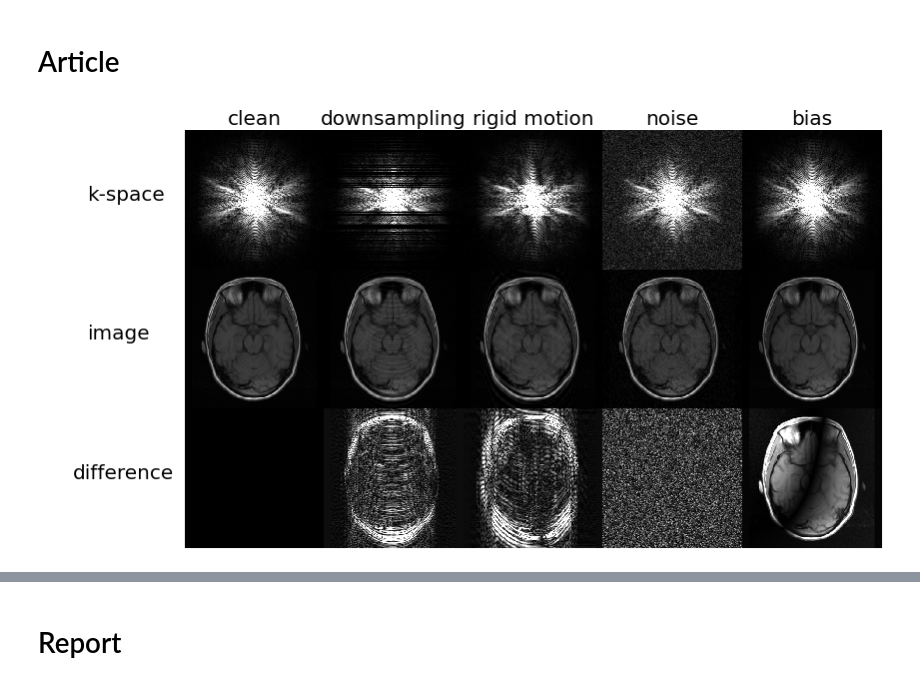
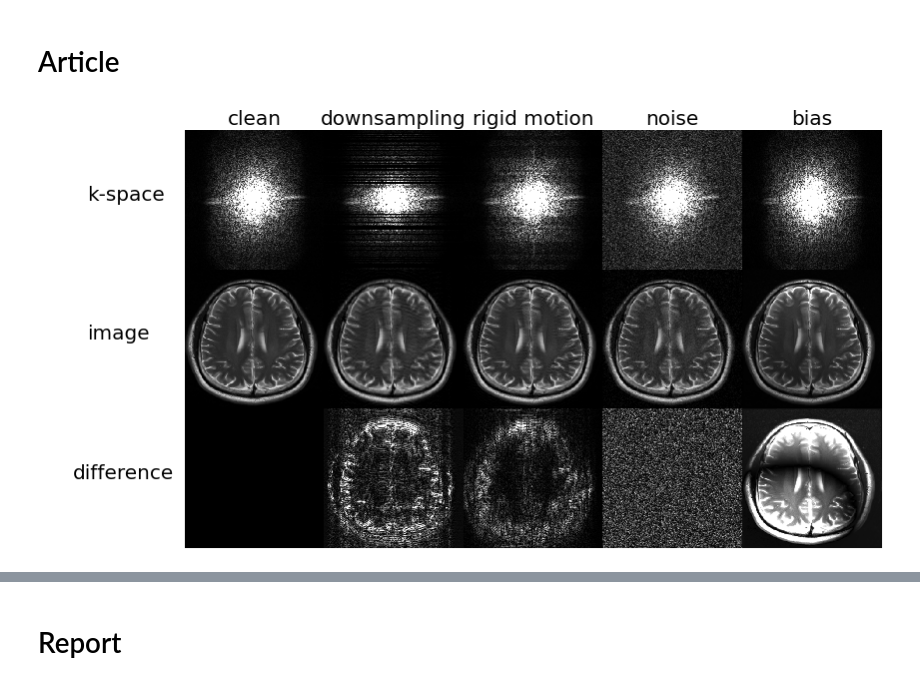
Before and after one commit to SimoneRuiter/artefacts, a Jupyter notebook: Visualization.ipynb, the cells around one changed output, grey strips where cells are left out. Saved outputs shown, nothing was run; the diff lists cells and outputs as text; code cells hidden in the pictures.

```diff
--- a/Visualization.ipynb
+++ b/Visualization.ipynb
@@ -15,8 +15,8 @@ from sewar.full_ref import vifp
 # import warnings
 # warnings.filterwarnings("ignore")
 # %%
-data_path = r'C:\from SSD\fastMRI_brain_DICOM\100099070170\279.dcm'
-#data_path = r'C:\Users\simon\anaconda3\envs\drs\drs\Data\fastMRI_brain_DICOM\300008311232\808.dcm'
+#data_path = r'C:\from SSD\fastMRI_brain_DICOM\100099070170\279.dcm'
+data_path = r'C:\Users\simon\anaconda3\envs\drs\drs\Data\fastMRI_brain_DICOM\300008311232\808.dcm'
 #data_path = r"C:\Users\simon\anaconda3\envs\drs\drs\Data\Pelvis\Pelvis_2233,MP Pelvis_2233,MP\CT.2.25.168430369902691384448665480955143203741.dcm"
 
 data = pydicom.dcmread(data_path)
@@ -178,7 +178,7 @@ def rigid_motion(image, PE_direction, n_movements, ang_std, trans_std, corrupt_p
 
     return kspace
 
-def periodic_motion(kspace, delta):
+def periodic_motion(kspace, delta, ky0):
     x = np.linspace(-np.pi, np.pi, kspace.shape[1])
     y = np.linspace(-np.pi, np.pi, kspace.shape[0])
     kx, ky = np.meshgrid(x, y)
@@ -186,7 +186,7 @@ def periodic_motion(kspace, delta):
     # parameters
     alpha = np.random.uniform(0.1, 5) # respiratory frequency
     beta = np.random.uniform(0, np.pi/4) # phase
-    ky0 = np.random.uniform(np.pi/10, np.pi/2) # center K-space lines without phase shift errors
+    #ky0 = np.random.uniform(np.pi/10, np.pi/2) # center K-space lines without phase shift errors
 
     # phase error outside of center
     phase_error = ky*delta*np.sin(alpha*ky + beta)
@@ -250,7 +250,7 @@ def GetFields(image, bias_rng):
 # %%
 # corrupt function
 
-def corrupt(image, case, signal_to_noise, factor, corrupt_pct_range, delta, bias_rng):
+def corrupt(image, case, signal_to_noise, factor, corrupt_pct_range, delta, ky0, bias_rng):
     import random
     kspace = transform_image_to_kspace(image)
 
@@ -270,7 +270,7 @@ def corrupt(image, case, signal_to_noise, factor, corrupt_pct_range, delta, bias
         kspace = rigid_motion(image, "AP", np.random.randint(1, 9), 3, 10, corrupt_pct_range)
 
     elif case == "periodic_motion":
-        kspace = periodic_motion(kspace, delta)
+        kspace = periodic_motion(kspace, delta, ky0)
 
     elif case == "bias":
         image = (image - np.min(image))/(np.max(image) - np.min(image))
@@ -292,8 +292,8 @@ def corrupt(image, case, signal_to_noise, factor, corrupt_pct_range, delta, bias
 # Article
 # %%
 # brain
-#data_path = r'C:\Users\simon\anaconda3\envs\drs\drs\Data\fastMRI_brain_DICOM\300008311232\808.dcm'
-data_path = r'C:\from SSD\fastMRI_brain_DICOM\100099070170\279.dcm'
+data_path = r'C:\Users\simon\anaconda3\envs\drs\drs\Data\fastMRI_brain_DICOM\300008311232\808.dcm'
+#data_path = r'C:\from SSD\fastMRI_brain_DICOM\100099070170\279.dcm'
 
 data = pydicom.dcmread(data_path)
 
@@ -303,10 +303,10 @@ if (np.shape(image) != (320, 320)):
 
 image = (image - np.mean(image)) / np.std(image)
 
-img_noise = corrupt(image, "noise", 5, (0, 0), 0, 0, 0) #SNR of 0 is worst noise
-img_downsample = corrupt(image, "downsample", 0, (2, 0.16), 0, 0, 0)
-img_rigid_motion = corrupt(image, "rigid_motion", 0, (0, 0), 0.30, 0, 0)
-img_bias = corrupt(image, "bias", 0, (0, 0), 0, 0, 1.00)
+img_noise = corrupt(image, "noise", 5, (0, 0), 0, 0, 0, 0) #SNR of 0 is worst noise
+img_downsample = corrupt(image, "downsample", 0, (2, 0.16), 0, 0, 0, 0)
+img_rigid_motion = corrupt(image, "rigid_motion", 0, (0, 0), 0.30, 0, 0, 0)
+img_bias = corrupt(image, "bias", 0, (0, 0), 0, 0, 0, 1.00)
 
 hr = image
 lr_n = img_noise
@@ -378,34 +378,34 @@ ax = fig.add_subplot(3, 6, 10)
 ax.imshow(lr_m, interpolation='none', cmap='gist_gray', vmin=vmn, vmax=vmx)
 ax.axis('off')
 ax = fig.add_subplot(3, 6, 11)
 ax.imshow(lr_n, interpolation='none', cmap='gist_gray', vmin=vmn, vmax=vmx)
 ax.axis('off')
 ax = fig.add_subplot(3, 6, 12)
 ax.imshow(lr_b, interpolation='none', cmap='gist_gray', vmin=vmn, vmax=vmx)
 ax.axis('off')
 
 ax = fig.add_subplot(3, 6, 13)
 ax.text(0.2, 0.5, 'difference', fontsize=20)
 ax.axis('off')
 ax = fig.add_subplot(3, 6, 14)
 ax.imshow(np.abs(hr - hr), interpolation='none', cmap='gist_gray', vmin=0, vmax=dmx)
 ax.axis('off')
 ax = fig.add_subplot(3, 6, 15)
 ax.imshow(np.abs(lr_d - hr), interpolation='none', cmap='gist_gray', vmin=0, vmax=dmx)
 ax.axis('off')
 ax = fig.add_subplot(3, 6, 16)
 ax.imshow(np.abs(lr_m - hr), interpolation='none', cmap='gist_gray', vmin=0, vmax=dmx)
 ax.axis('off')
 ax = fig.add_subplot(3, 6, 17)
 ax.imshow(np.abs(lr_n - hr), interpolation='none', cmap='gist_gray', vmin=0, vmax=dmx)
 ax.axis('off')
 ax = fig.add_subplot(3, 6, 18)
 ax.imshow(np.abs(lr_b - hr), interpolation='none', cmap='gist_gray', vmin=0, vmax=dmx)
 ax.axis('off')
 
 plt.subplots_adjust(wspace=0, hspace=0)
 # %% [output]
-[figure, old version]
+[figure, new version]
 # %%
 # pelvis
 
```
Also changed, not shown: parts of 10 cells of this notebook, 18 other files.
